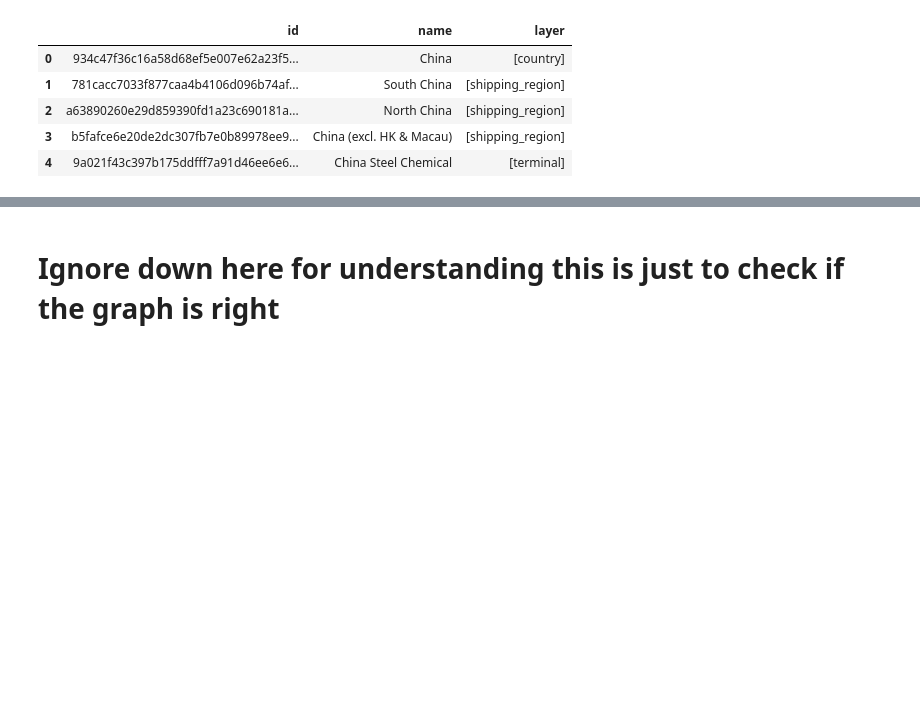
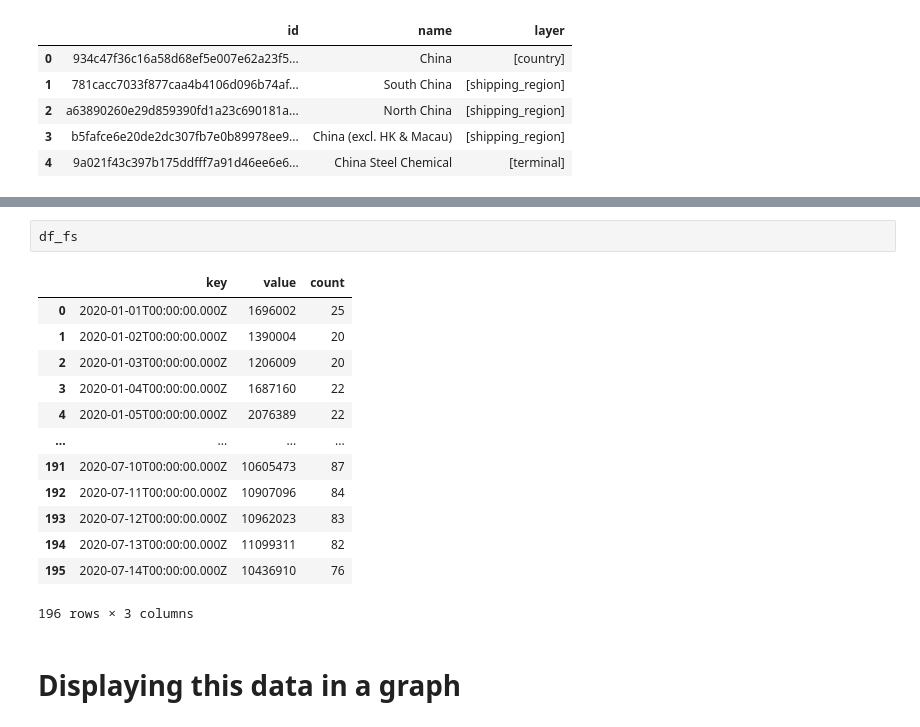
Before and after one commit to VorTECHsa/python-sdk, a Jupyter notebook: docs/examples/New to Python - Crude and condensates in China Floating storage.ipynb, the cells around one changed output, grey strips where cells are left out. Saved outputs shown, nothing was run; the diff lists cells and outputs as text; blank space fills up the shorter version.

```diff
--- a/docs/examples/New to Python - Crude and condensates in China Floating storage.ipynb
+++ b/docs/examples/New to Python - Crude and condensates in China Floating storage.ipynb
@@ -200,2 +208,18 @@ df_fs = search_result.to_df()
-# %% [markdown]
-# Ignore down here for understanding this is just to check if the graph is right
+# %%
+df_fs
+# %% [output]
+|  | key | value | count |
+| 0 | 2020-01-01T00:00:00.000Z | 1696002 | 25 |
+| 1 | 2020-01-02T00:00:00.000Z | 1390004 | 20 |
+| 2 | 2020-01-03T00:00:00.000Z | 1206009 | 20 |
+| 3 | 2020-01-04T00:00:00.000Z | 1687160 | 22 |
+| 4 | 2020-01-05T00:00:00.000Z | 2076389 | 22 |
+| ... | ... | ... | ... |
+| 191 | 2020-07-10T00:00:00.000Z | 10605473 | 87 |
+| 192 | 2020-07-11T00:00:00.000Z | 10907096 | 84 |
+| 193 | 2020-07-12T00:00:00.000Z | 10962023 | 83 |
+| 194 | 2020-07-13T00:00:00.000Z | 11099311 | 82 |
+| 195 | 2020-07-14T00:00:00.000Z | 10436910 | 76 |
+196 rows × 3 columns
+# %% [markdown]
+# Displaying this data in a graph
```
Also changed, not shown: parts of 38 cells of this notebook.
